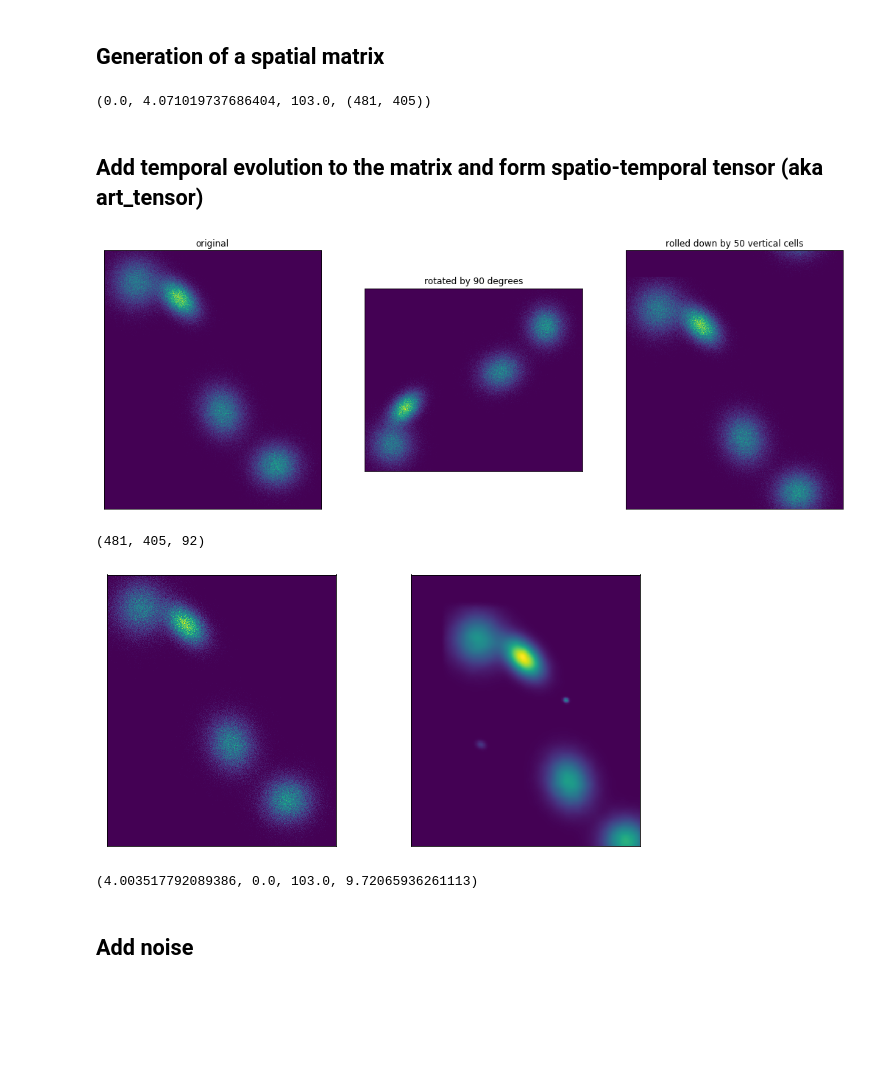
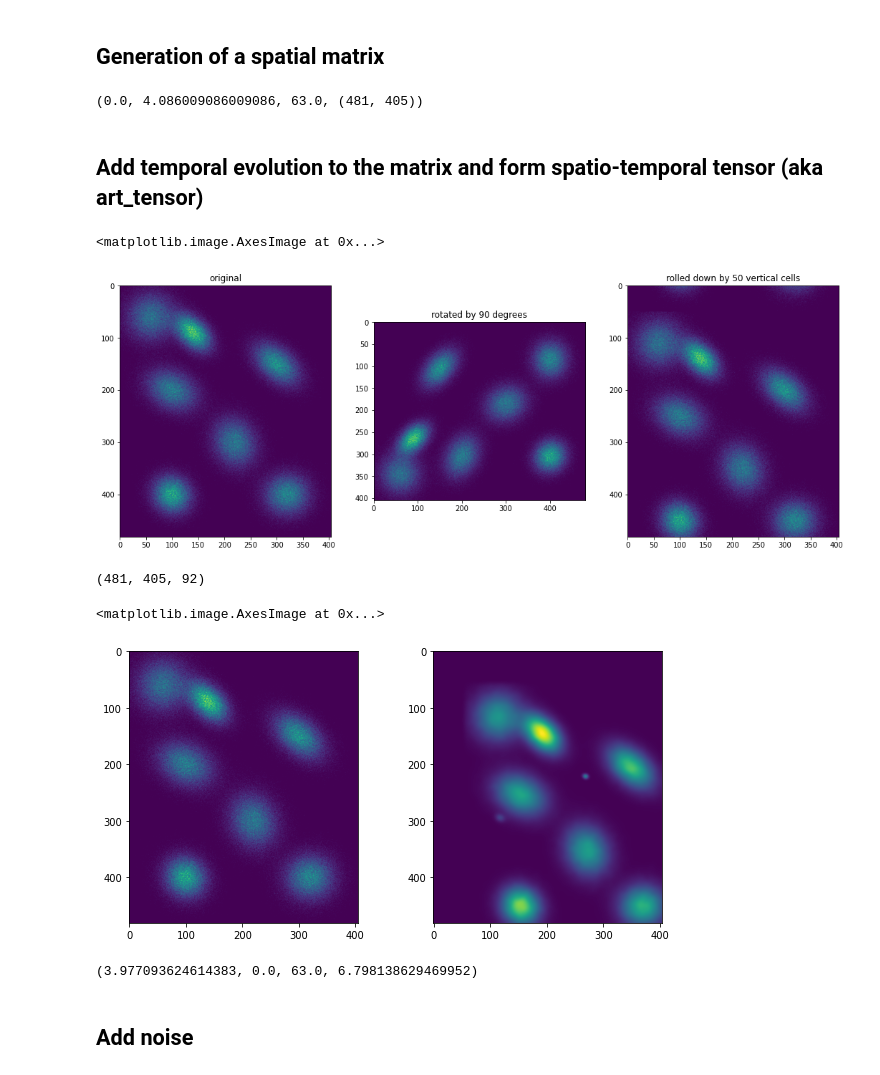
Before and after one commit to theleokul/tieof, a Jupyter notebook: research/tensor_decomp.ipynb, the cells around one changed output. Saved outputs shown, nothing was run; the diff lists cells and outputs as text; code cells hidden in the pictures; blank space fills up the shorter version.

```diff
--- a/research/tensor_decomp.ipynb
+++ b/research/tensor_decomp.ipynb
@@ -31,6 +79,8 @@ def gen_mat_by_gaussians(means, covs, size, nx, ny):
 
     return M
 # %%
+np.random.seed(42)
+
 size = 800000
 nx = 406
 ny = 482
@@ -39,7 +89,10 @@ means = [
     [60, 60],
     [140, 90],
     [220, 300],
-    [320, 400]
+    [320, 400],
+    [300, 150],
+    [100, 200],
+    [100, 400]
 ]
 
 covs = [
@@ -50,13 +103,19 @@ covs = [
     [[650, 100],
      [100, 850]],
     [[700, 0],
-     [0, 600]]
+     [0, 600]],
+    [[700, 300],
+     [300, 600]],
+    [[900, 200],
+     [200, 600]],
+    [[500, 50],
+     [50, 500]]
 ]
 
 M = gen_mat_by_gaussians(means, covs, size, nx, ny)
 M.min(), M.mean(), M.max(), M.shape
 # %% [output]
-(0.0, 4.071019737686404, 103.0, (481, 405))
+(0.0, 4.086009086009086, 63.0, (481, 405))
 # %% [markdown]
 ## Add temporal evolution to the matrix and form spatio-temporal tensor (aka art_tensor)
 # %%
@@ -74,11 +133,12 @@ ax_lst[1].imshow(rotate(M, 90))
 ax_lst[2].set_title('rolled down by 50 vertical cells')
 ax_lst[2].imshow(np.roll(M, 50, axis=0))
 
-for ax in ax_lst:
-    ax.set_xticks([])
-    ax.set_yticks([])
+# for ax in ax_lst:
+#     ax.set_xticks([])
+#     ax.set_yticks([])
 # %% [output]
+<matplotlib.image.AxesImage at 0x...>
-[figure, old version]
+[figure, new version]
 # %%
 def get_evolved_pts(src_pts, evolution_speed, evolution_angle_range):
     dst_pts = []
@@ -145,19 +205,20 @@ art_tensor.shape
 # %%
 fig = plt.figure(figsize=(10, 5))
 ax_lst = fig.subplots(1, 2)
 
 ax_lst[0].imshow(art_tensor[:, :, 0])
 ax_lst[1].imshow(art_tensor[:, :, 91])
 
-for ax in ax_lst:
-    ax.set_xticks([])
-    ax.set_yticks([])
+# for ax in ax_lst:
+#     ax.set_xticks([])
+#     ax.set_yticks([])
 # %% [output]
+<matplotlib.image.AxesImage at 0x...>
-[figure, old version]
+[figure, new version]
 # %%
 art_tensor.mean(), art_tensor.min(), art_tensor.max(), art_tensor.std()
 # %% [output]
-(4.003517792089386, 0.0, 103.0, 9.72065936261113)
+(3.977093624614383, 0.0, 63.0, 6.798138629469952)
 # %% [markdown]
 ## Add noise
 # %%
```
Also changed, not shown: parts of 38 cells of this notebook.
